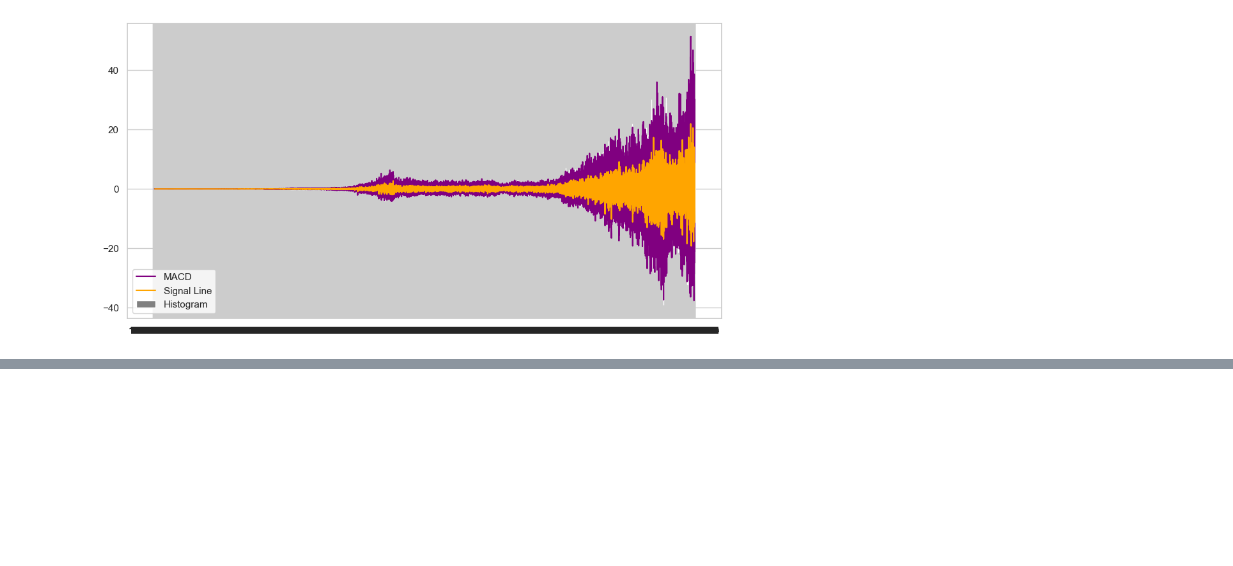
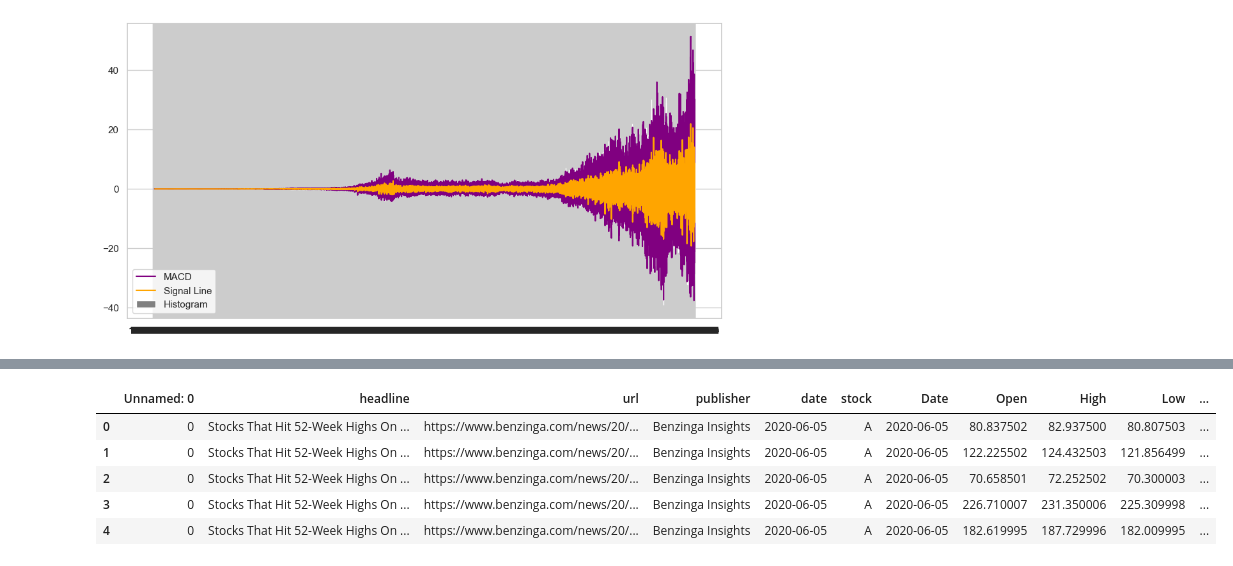
Before and after one commit to mubarek4566/Stoke_market_prediction_w1, a Jupyter notebook: notebooks/stoke_main.ipynb, the cells around one changed output, grey strips where cells are left out. Cells and saved outputs as stored; diff of their text form; code cells hidden in the pictures; blank space fills up the shorter version.

Commit message:
Aligning News data and stock data by using date

```diff
--- a/notebooks/stoke_main.ipynb
+++ b/notebooks/stoke_main.ipynb
@@ -54,0 +37,5 @@ df
+# %%
+folder_path = path.get_path_news()
+file_load = CSVData(folder_path)
+df = file_load.load_csv_file()
+df.head()
@@ -487,0 +485,19 @@ finan_data.visualize_MACD()
+# %%
+# Convert date columns to datetime format
+df['date'] = pd.to_datetime(df['date'], errors='coerce') # news_data
+merged_df['date'] = pd.to_datetime(merged_df['Date'], errors='coerce') # stock_data
+# %%
+# Normalize timestamps to only keep the date (no time)
+df['date'] = df['date'].dt.date   # news_data
+merged_df['date'] = merged_df['date'].dt.date  # stock_data
+# %%
+# Merge the two datasets on the date column
+aligned_data = pd.merge(df, merged_df, on='date', how='inner')
+aligned_data.head()
+# %% [output]
+|  | Unnamed: 0 | headline | url | publisher | date | stock | Date | Open | High | Low | ... |
+| 0 | 0 | Stocks That Hit 52-Week Highs On ... | https://www.benzinga.com/news/20/... | Benzinga Insights | 2020-06-05 | A | 2020-06-05 | 80.837502 | 82.937500 | 80.807503 | ... |
+| 1 | 0 | Stocks That Hit 52-Week Highs On ... | https://www.benzinga.com/news/20/... | Benzinga Insights | 2020-06-05 | A | 2020-06-05 | 122.225502 | 124.432503 | 121.856499 | ... |
+| 2 | 0 | Stocks That Hit 52-Week Highs On ... | https://www.benzinga.com/news/20/... | Benzinga Insights | 2020-06-05 | A | 2020-06-05 | 70.658501 | 72.252502 | 70.300003 | ... |
+| 3 | 0 | Stocks That Hit 52-Week Highs On ... | https://www.benzinga.com/news/20/... | Benzinga Insights | 2020-06-05 | A | 2020-06-05 | 226.710007 | 231.350006 | 225.309998 | ... |
+| 4 | 0 | Stocks That Hit 52-Week Highs On ... | https://www.benzinga.com/news/20/... | Benzinga Insights | 2020-06-05 | A | 2020-06-05 | 182.619995 | 187.729996 | 182.009995 | ... |
```
Also changed, not shown: parts of 3 cells of this notebook, 2 other files.
